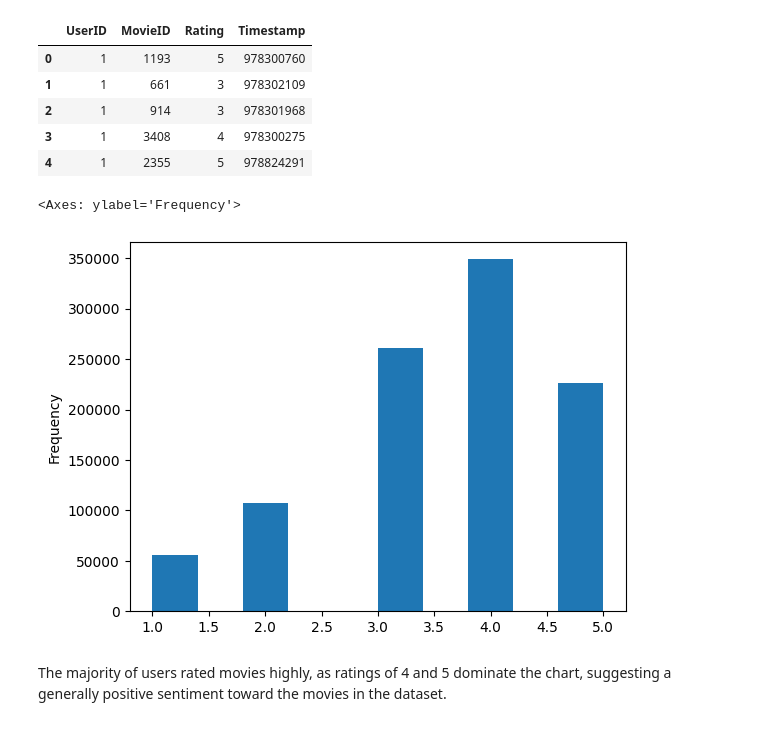
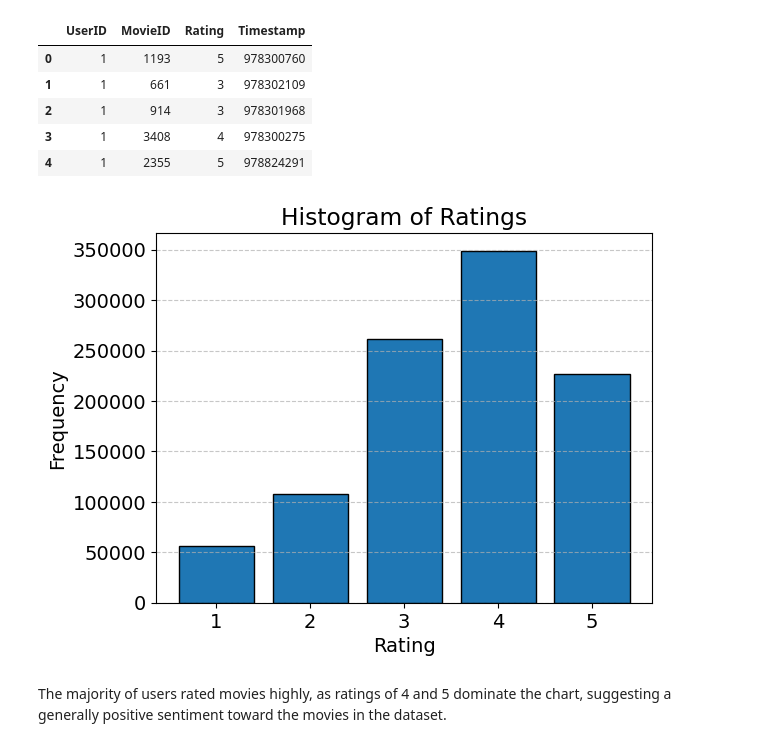
Before and after one commit to lqminhhh/Recommendation-System, a Jupyter notebook: EDA.ipynb, the cells around one changed output. Drawn from its saved outputs; the diff is of its cells as text; code cells hidden in the pictures.

```diff
--- a/EDA.ipynb
+++ b/EDA.ipynb
@@ -35,11 +39,16 @@ ratings_df.head(5)
 | 2 | 1 | 914 | 3 | 978301968 |
 | 3 | 1 | 3408 | 4 | 978300275 |
 | 4 | 1 | 2355 | 5 | 978824291 |
-# %%
-ratings_df["Rating"].plot.hist()
-# %% [output]
-<Axes: ylabel='Frequency'>
-[figure, removed]
+# %%
+plt.hist(ratings_df["Rating"], bins=range(1, 7), edgecolor='black', align='left', rwidth=0.8)
+plt.title("Histogram of Ratings")
+plt.xlabel("Rating")
+plt.ylabel("Frequency")
+plt.xticks(range(1, 6))
+plt.grid(axis='y', linestyle='--', alpha=0.7)
+plt.show()
+# %% [output]
+[figure, added]
 # %% [markdown]
 The majority of users rated movies highly, as ratings of 4 and 5 dominate the chart, suggesting a generally positive sentiment toward the movies in the dataset.
 # %%
```
Also changed, not shown: parts of 11 cells of this notebook.
